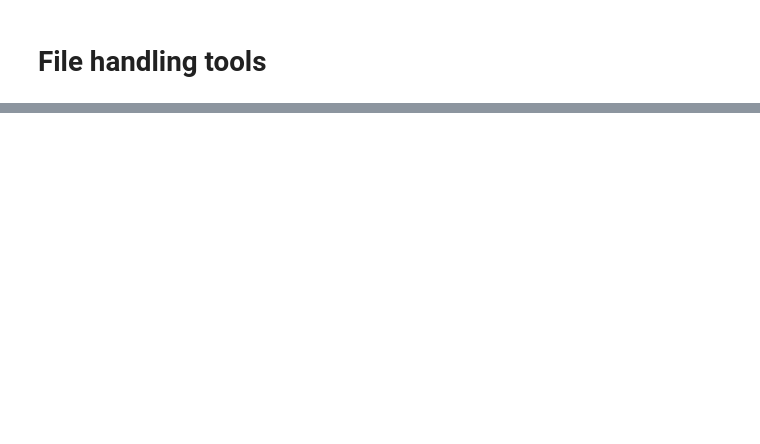
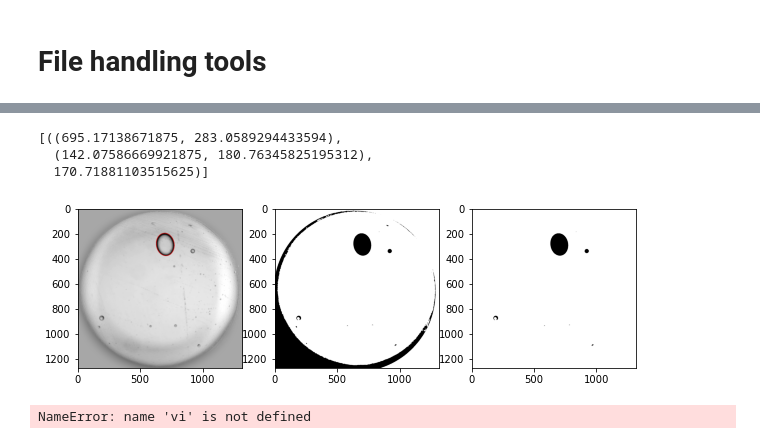
Before and after one commit to usnistgov/shearCellTensiometry, a Jupyter notebook: ipynb/fileHandling.ipynb, the cells around one changed output, grey strips where cells are left out. Saved outputs shown, nothing was run; the diff lists cells and outputs as text; code cells hidden in the pictures; blank space fills up the shorter version.

```diff
--- a/ipynb/fileHandling.ipynb
+++ b/ipynb/fileHandling.ipynb
@@ -307,0 +205,11 @@ d1
+# %%
+vi.detectDropletOneFrame(frameNum=1, diag=True)
+# %% [output]
+[((695.17138671875, 283.0589294433594),
+  (142.07586669921875, 180.76345825195312),
+  170.71881103515625)]
+[figure, added]
+# %%
+vi.moveTimes
+# %% [output]
+NameError: name 'vi' is not defined
```
Also changed, not shown: parts of 44 cells of this notebook, 2 other files.
